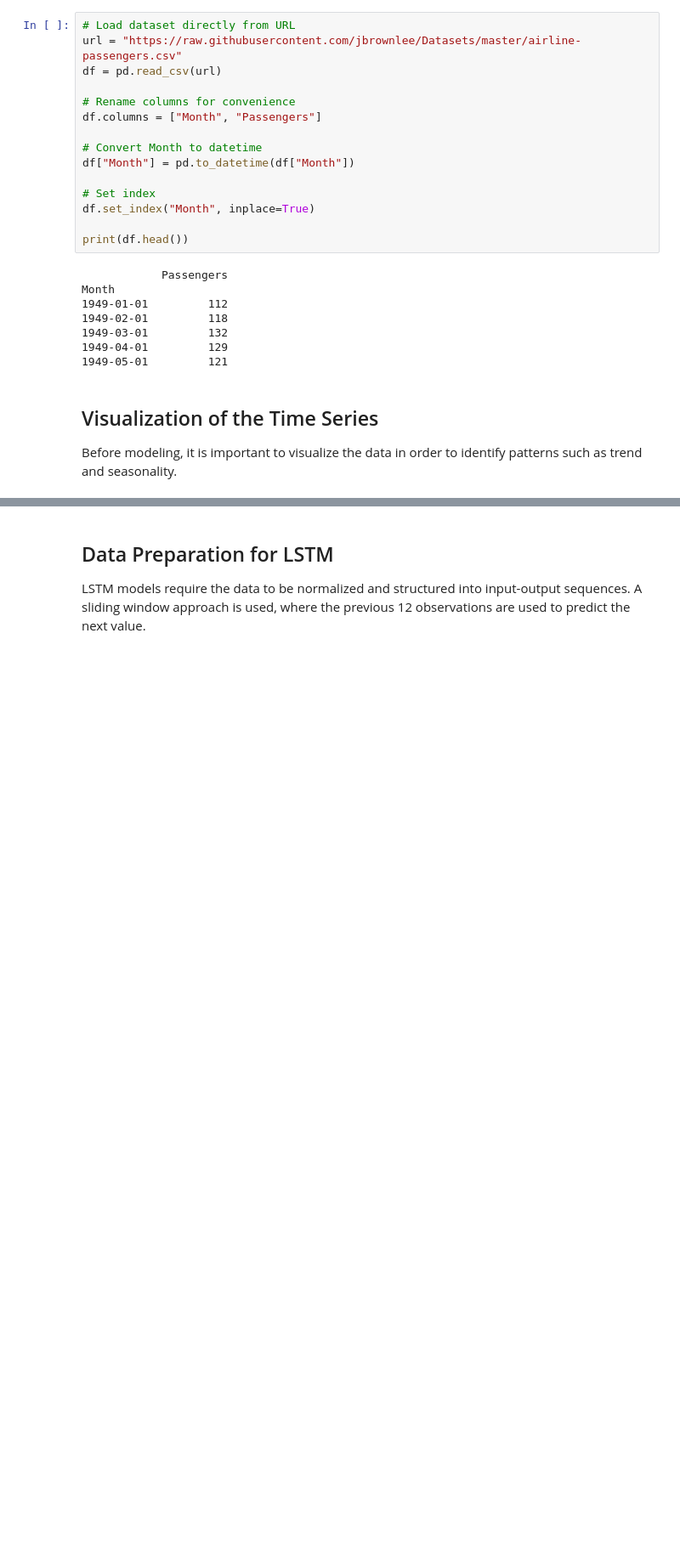
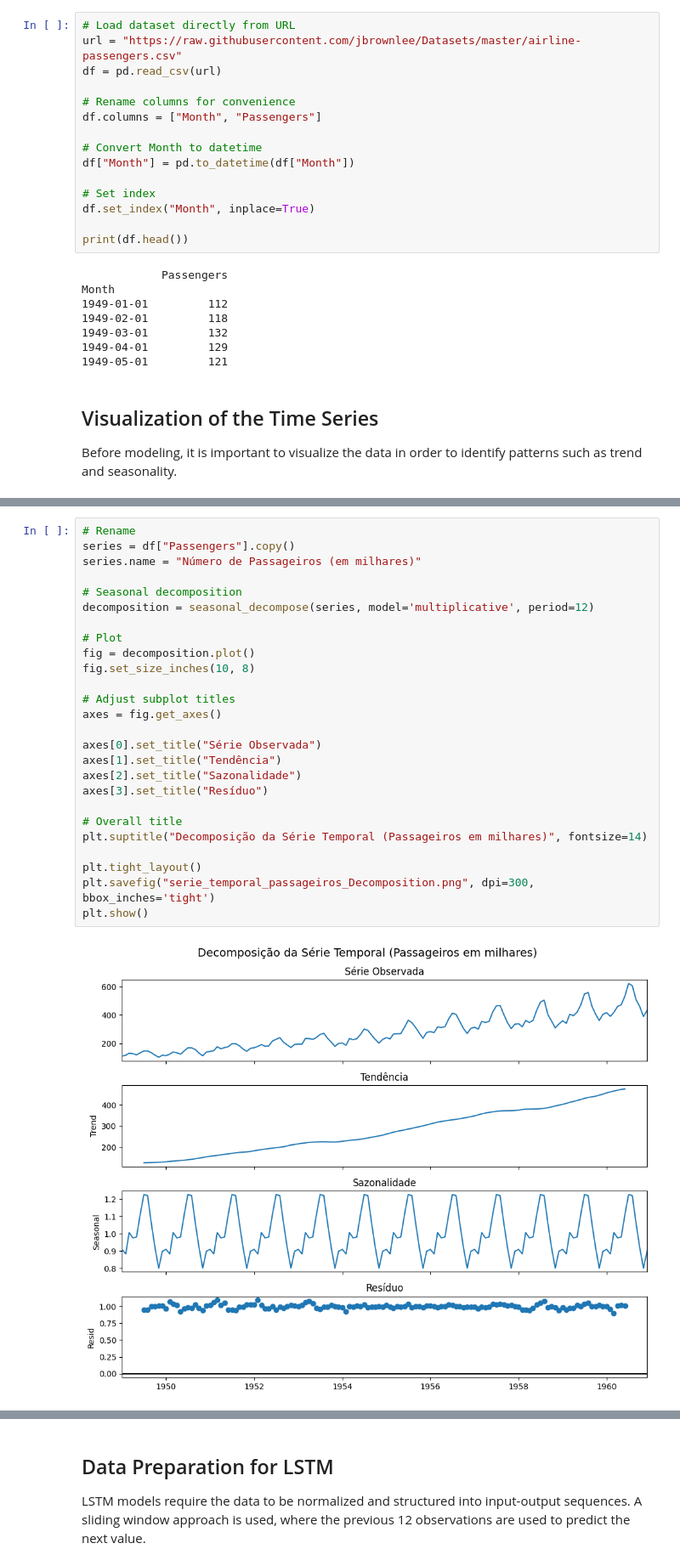
Before and after one commit to N-Merk/TimeSeries_forecasting-and-intervention-analysis, a Jupyter notebook: ModelIllustration.ipynb, the cells around one changed output, grey strips where cells are left out. Shown at 85% size. Drawn from its saved outputs; the diff is of its cells as text; blank space fills up the shorter version.

```diff
--- a/ModelIllustration.ipynb
+++ b/ModelIllustration.ipynb
@@ -50,3 +106,31 @@ plt.legend()
+# %%
+# Rename
+series = df["Passengers"].copy()
+series.name = "Número de Passageiros (em milhares)"
+
+# Seasonal decomposition
+decomposition = seasonal_decompose(series, model='multiplicative', period=12)
+
+# Plot
+fig = decomposition.plot()
+fig.set_size_inches(10, 8)
+
+# Adjust subplot titles
+axes = fig.get_axes()
+
+axes[0].set_title("Série Observada")
+axes[1].set_title("Tendência")
+axes[2].set_title("Sazonalidade")
+axes[3].set_title("Resíduo")
+
+# Overall title
+plt.suptitle("Decomposição da Série Temporal (Passageiros em milhares)", fontsize=14)
+
+plt.tight_layout()
+plt.savefig("serie_temporal_passageiros_Decomposition.png", dpi=300, bbox_inches='tight')
+plt.show()
+# %% [output]
+[figure, added]
 # %%
 print(np.shape(df))
 print(df.index.min())
```
Also changed, not shown: parts of 23 cells of this notebook, 10 other files.
